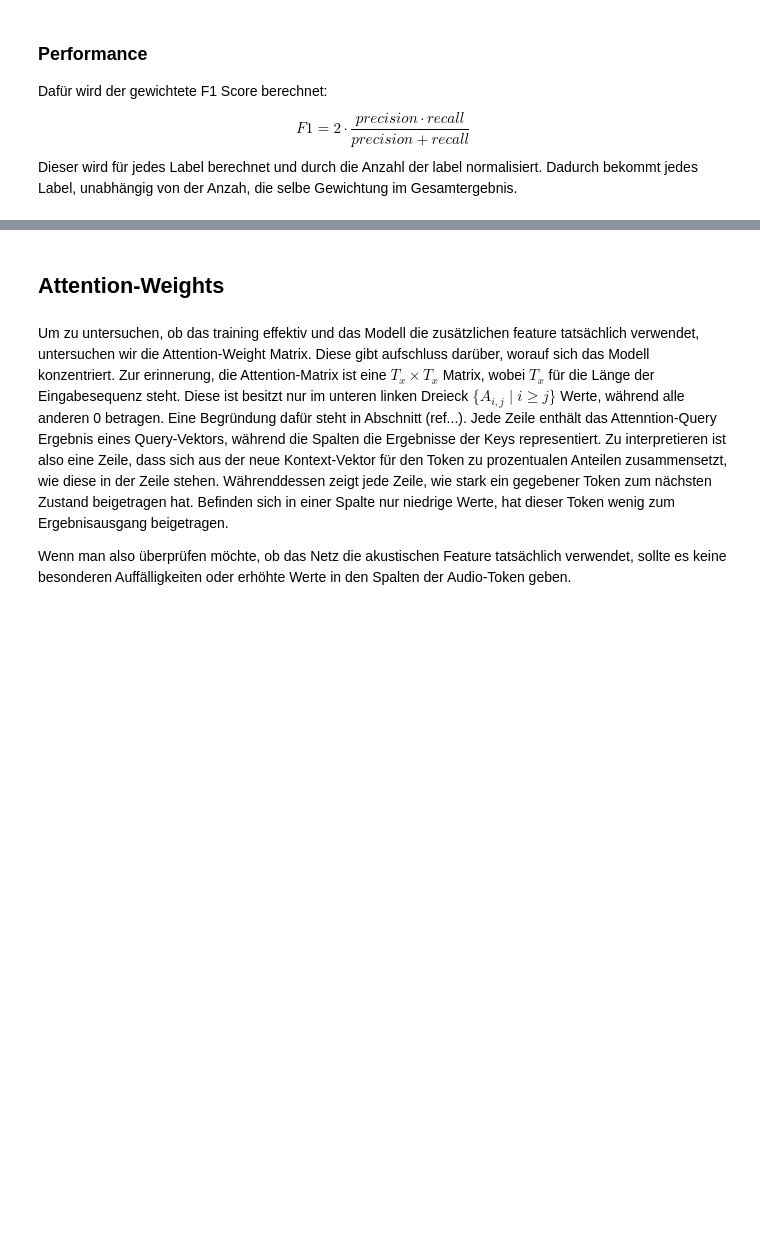
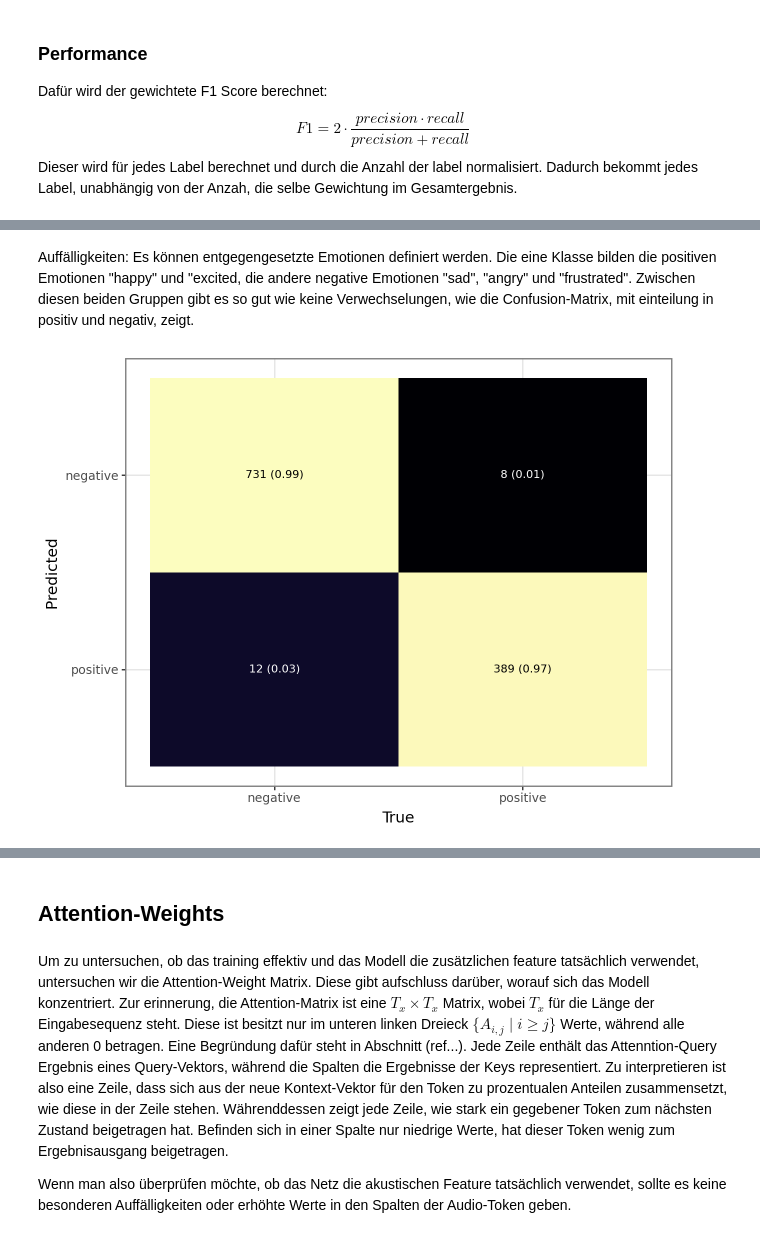
Before and after one commit to HenFo/Masterarbeit, a Jupyter notebook: analysis/mm_models/concat.ipynb, the cells around one changed output, grey strips where cells are left out. Drawn from its saved outputs; the diff is of its cells as text; code cells hidden in the pictures; blank space fills up the shorter version.

```diff
--- a/analysis/mm_models/concat.ipynb
+++ b/analysis/mm_models/concat.ipynb
@@ -90,0 +97,21 @@ Das Modell hat 160 Beispiele nicht richtig erkannt, obwohl die Akustik das richt
+# %% [markdown]
+Auffälligkeiten:
+Es können entgegengesetzte Emotionen definiert werden. Die eine Klasse bilden die positiven Emotionen "happy" und "excited, die andere negative Emotionen "sad", "angry" und "frustrated".
+Zwischen diesen beiden Gruppen gibt es so gut wie keine Verwechselungen, wie die Confusion-Matrix, mit einteilung in positiv und negativ, zeigt.
+# %%
+from functools import partial
+
+
+iemocap_positive_emotions = ["happy", "excited"]
+iemocap_negative_emotions = ["angry", "sad", "frustrated"]
+
+
+iemocap_classify_sentiment = partial(utils.classify_sentiment, positive=iemocap_positive_emotions, negative=iemocap_negative_emotions)
+
+df_iemocap["emotion_sentiment"] = df_iemocap["target"].apply(iemocap_classify_sentiment)
+df_iemocap["emotion_sentiment_prediction"] = df_iemocap["output"].apply(iemocap_classify_sentiment)
+
+
+utils.print_confusion_matrix(df_iemocap, target_labels=["positive", "negative"], output_column="emotion_sentiment_prediction", target_column="emotion_sentiment")
+# %% [output]
+[figure, added]
```
Also changed, not shown: parts of 17 cells of this notebook, 1 other file.
